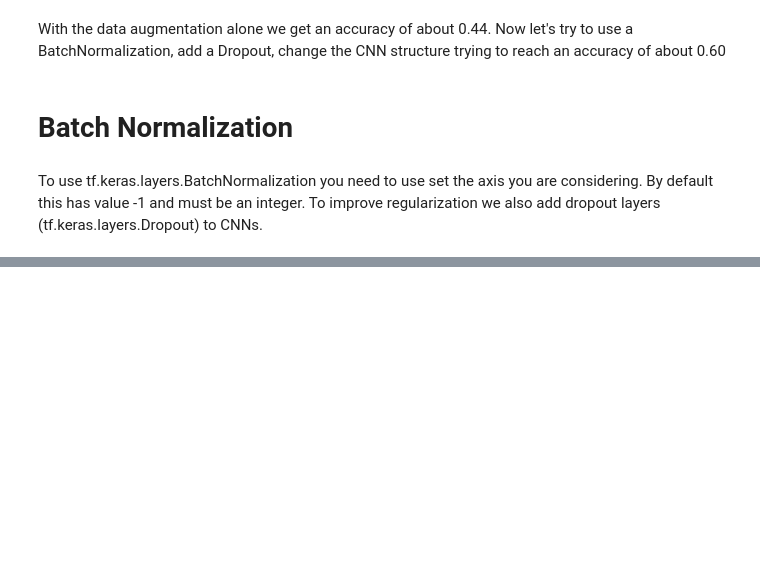
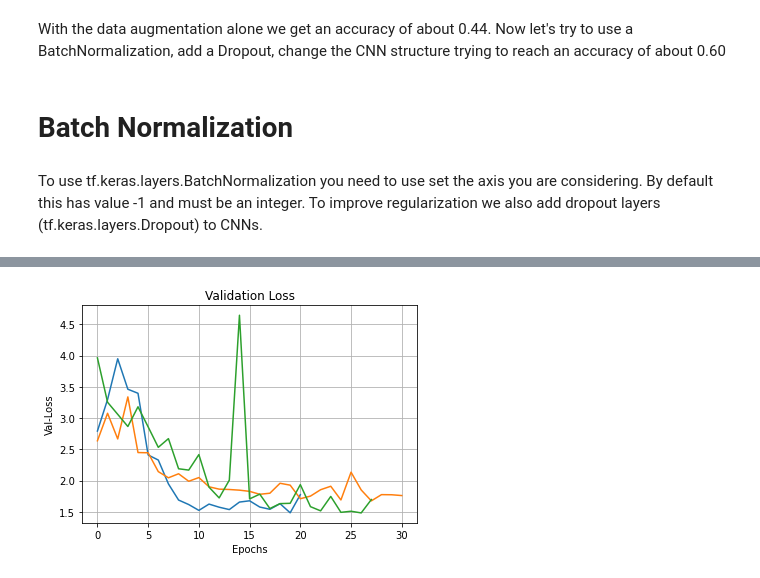
Before and after one commit to Gideon996/Computer-Vision-2020, a Jupyter notebook: Point_Two.ipynb, the cells around one changed output, grey strips where cells are left out. Cells and saved outputs as stored; diff of their text form; code cells hidden in the pictures; blank space fills up the shorter version.

```diff
--- a/Point_Two.ipynb
+++ b/Point_Two.ipynb
@@ -235,0 +311,6 @@ modelAdam7x7.compile(loss='categorical_crossentropy',optimizer=adam,metrics = ['
+# %%
+pltu.validationLoss(historyAdam3, "images_point_two", "validation_loss_adam_3")
+pltu.validationLoss(historyAdam5, "images_point_two", "validation_loss_adam_5")
+pltu.validationLoss(historyAdam7, "images_point_two", "validation_loss_adam_7")
+# %% [output]
+[figure, added]
```
Also changed, not shown: parts of 18 cells of this notebook, 6 other files.
